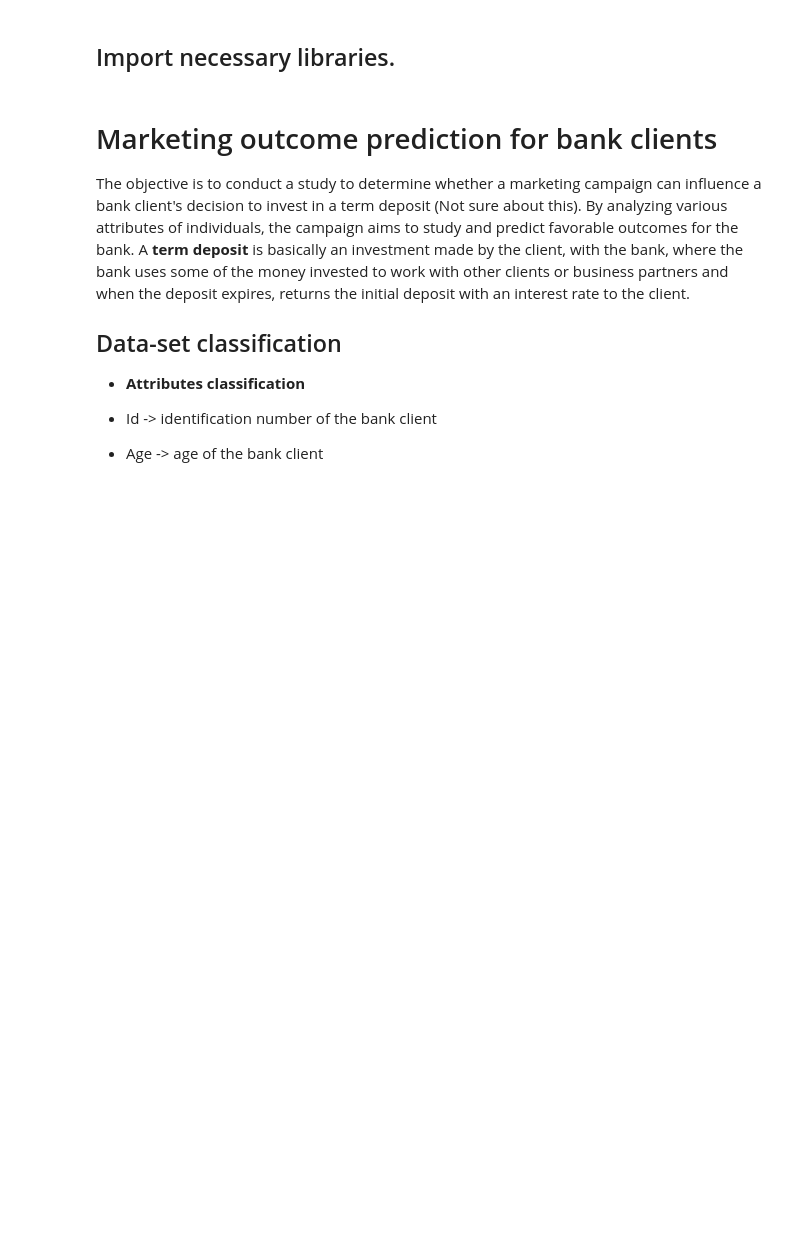
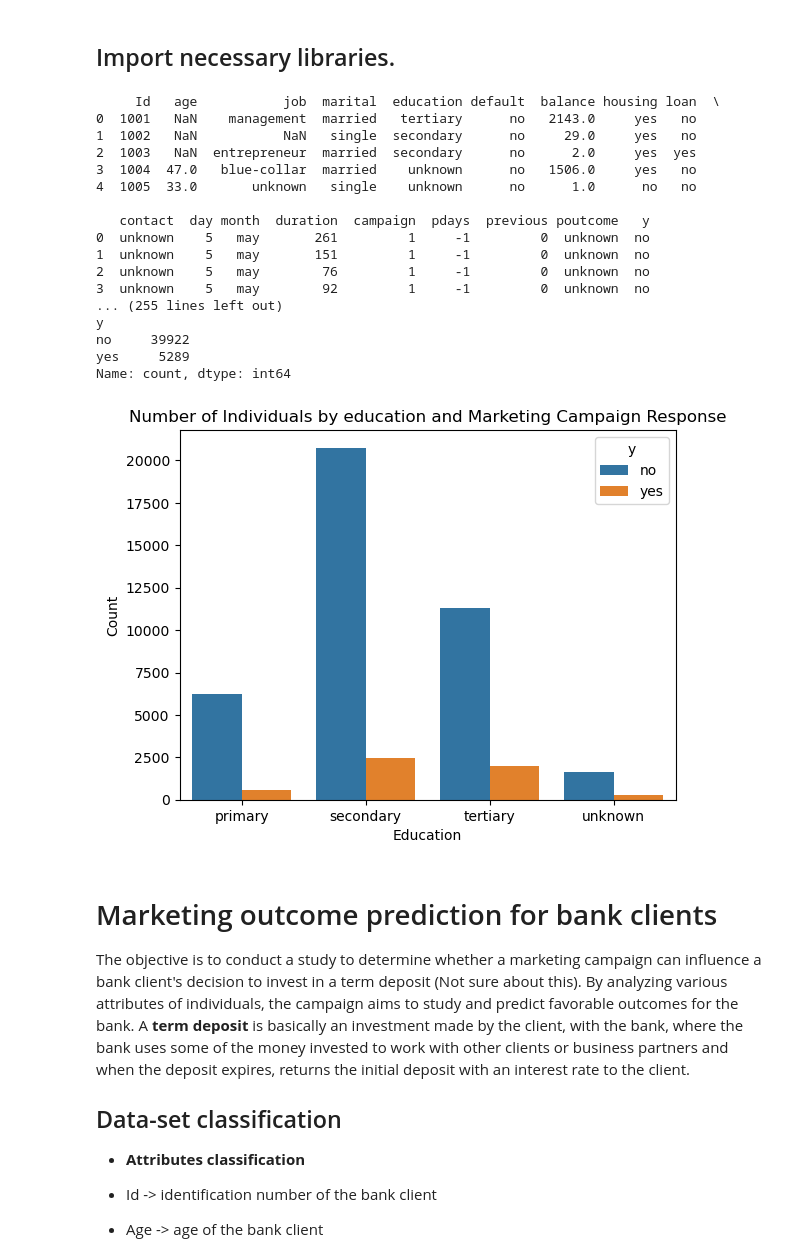
Before and after one commit to DanielCarneiro123/Machine-Learning-Proj, a Jupyter notebook: src/svm.ipynb, the cells around one changed output. Saved outputs shown, nothing was run; the diff lists cells and outputs as text; code cells hidden in the pictures; blank space fills up the shorter version.

```diff
--- a/src/svm.ipynb
+++ b/src/svm.ipynb
@@ -8,3 +3,52 @@ import seaborn as sns
+# %%
+import pandas as pd
+import numpy as np
+import matplotlib.pyplot as plt
+import seaborn as sns
+
+# Open the dataset
+df = pd.read_csv("marketing.csv")
+
+# Print first 5 rows of dataset
+print(df.head())
+
+# Columns and Rows for the dataset
+rows = df.shape[0]
+columns = df.shape[1]
+print (f"Rows : {rows}, Columns : {columns}")
+
+# Possible values for each column
+for column in df.columns:
+    print(df[column].value_counts())
+
+# Basic Statistics
+grouped_counts = df.groupby(['education', 'y']).size().reset_index(name='count')
+
+# Plotting
+sns.barplot(x='education', y='count', hue='y', data=grouped_counts)
+plt.xlabel('Education')
+plt.ylabel('Count')
+plt.title('Number of Individuals by education and Marketing Campaign Response')
+plt.show()
+# %% [output]
+     Id   age           job  marital  education default  balance housing loan  \
+0  1001   NaN    management  married   tertiary      no   2143.0     yes   no
+1  1002   NaN           NaN   single  secondary      no     29.0     yes   no
+2  1003   NaN  entrepreneur  married  secondary      no      2.0     yes  yes
+3  1004  47.0   blue-collar  married    unknown      no   1506.0     yes   no
+4  1005  33.0       unknown   single    unknown      no      1.0      no   no
+
+   contact  day month  duration  campaign  pdays  previous poutcome   y
+0  unknown    5   may       261         1     -1         0  unknown  no
+1  unknown    5   may       151         1     -1         0  unknown  no
+2  unknown    5   may        76         1     -1         0  unknown  no
+3  unknown    5   may        92         1     -1         0  unknown  no
+... (255 lines left out)
+y
+no     39922
+yes     5289
+Name: count, dtype: int64
+[figure, added]
 # %% [markdown]
 # Marketing outcome prediction for bank clients
 
```
Also changed, not shown: parts of 3 cells of this notebook.
